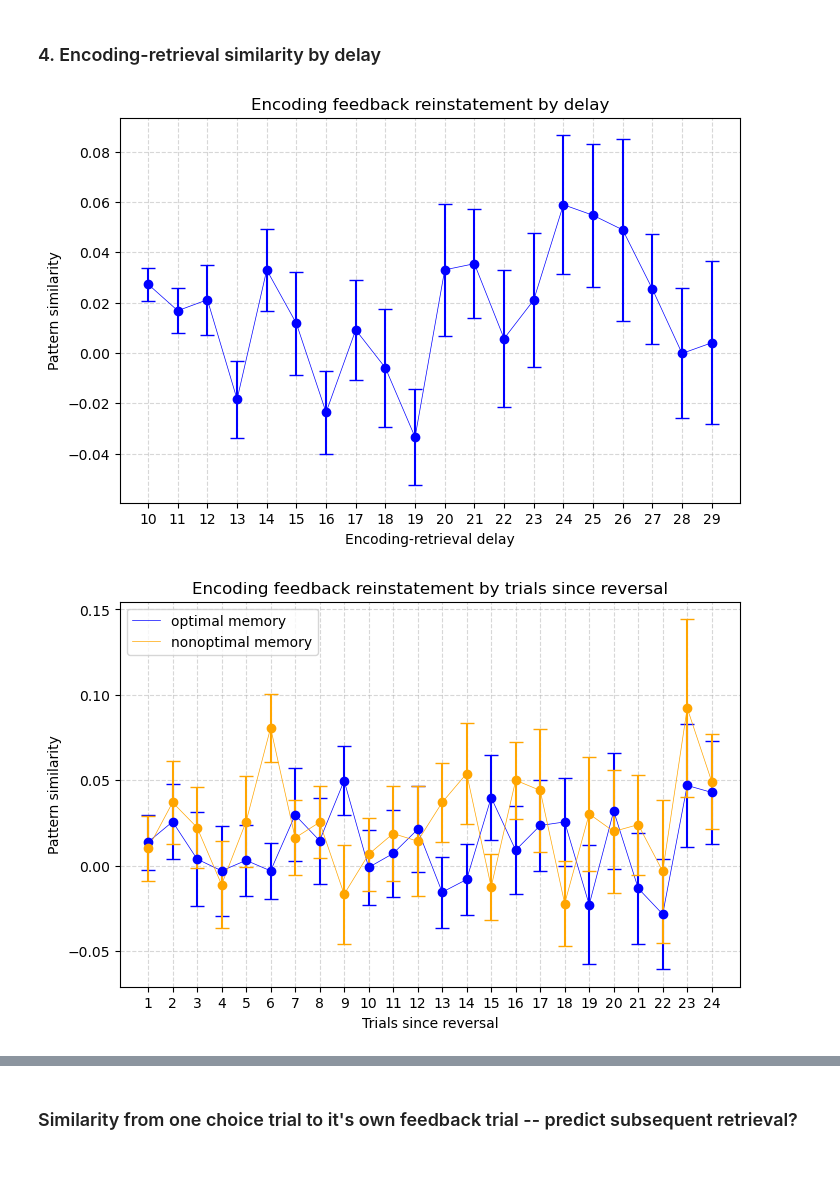
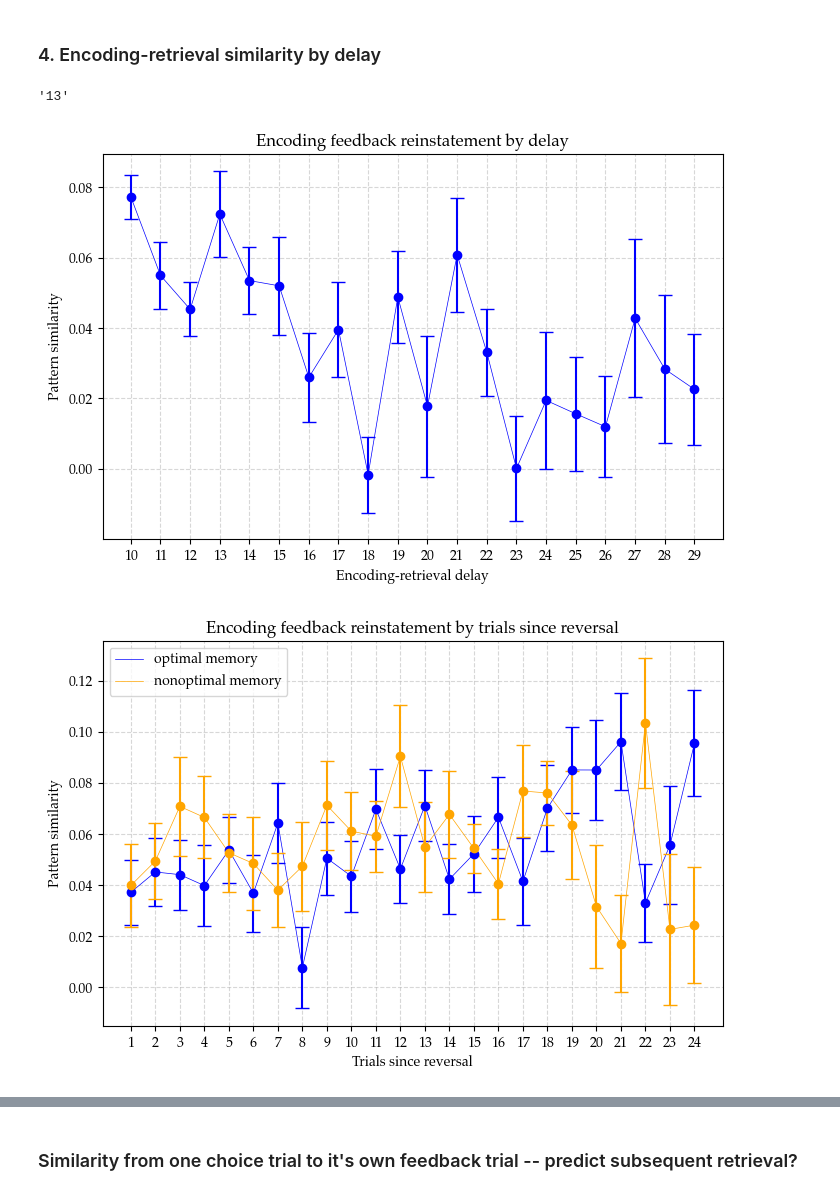
Before and after one commit to csiyer/hybrid_rl, a Jupyter notebook: fmri_analysis/neural_patterns.ipynb, the cells around one changed output, grey strips where cells are left out. Saved outputs shown, nothing was run; the diff lists cells and outputs as text; code cells hidden in the pictures; blank space fills up the shorter version.

```diff
--- a/fmri_analysis/neural_patterns.ipynb
+++ b/fmri_analysis/neural_patterns.ipynb
@@ -31,3 +20,8 @@ with open(f"{bids_dir}/derivatives/nibetaseries/vmpfc_patterns.pkl", "rb") as f:
+# %%
+## load patterns
+vmpfc_patterns = nh.get_all_roi_patterns('vmpfc')  # (~300 trials x ~700 voxels)
+hipp_patterns = nh.get_all_roi_patterns('hipp') # all_patterns[sub_num]['choice/fb'] = array(~300 trials x ~400 vox)
+# loc_patterns = nh.get_all_roi_patterns('loc')  # (~300 trials x ~700 voxels)
 # %% [markdown]
 What's happening in this task?
 
@@ -47,9 +347,10 @@ During feedback
 # %%
+
 all_rows = []
 for sub in range(1,32):
     beh_data  = nh.get_beh_data(sub)
     vmpfc_corr_matrix = nh.get_corr_matrix(vmpfc_patterns, sub, 'fb_to_choice')
-    # hipp_corr_matrix = nh.get_corr_matrix(hipp_patterns, sub, 'fb_to_choice')
+    hipp_corr_matrix = nh.get_corr_matrix(hipp_patterns, sub, 'fb_to_choice')
 
     encoding_indices, retrieval_indices = nh.get_encoding_retrieval_indices(sub) # all encoding and retrieval trials
     for i,ret_idx in enumerate(retrieval_indices):
@@ -57,7 +358,7 @@ for sub in range(1,32):
             if row.OldT==0: # compare each old/new (retrieval) trial to each new/new trial (encoding trials + others) t
                 all_rows.append({
                     'corr_z_vmpfc': np.arctanh(vmpfc_corr_matrix[ret_idx,enc_idx]),
-                    # 'corr_z_hipp': np.arctanh(hipp_corr_matrix[ret_idx,enc_idx]),
+                    'corr_z_hipp': np.arctanh(hipp_corr_matrix[ret_idx,enc_idx]),
                     'is_encoding_match': int(enc_idx == encoding_indices[i]),
                     'is_reward_match': int(beh_data.ObjPP.iloc[ret_idx] == beh_data.Outcome.iloc[enc_idx]),
                     'is_luck_match': int(beh_data.LuckyDeck.iloc[ret_idx] == beh_data.LuckyDeck.iloc[enc_idx]),
@@ -68,18 +369,17 @@ for sub in range(1,32):
                 })
 df_long = pd.DataFrame(all_rows)
 
+# sns.catplot(y='corr_z_vmpfc', x='is_encoding_match', hue='is_luck_match', col='is_reward_match', kind='point',
+#             data=df_long.groupby(['Sub', 'is_encoding_match', 'is_reward_match', 'is_luck_match'], as_index=False).agg({'corr_z_vmpfc': 'mean'})
+# )
+# plt.suptitle('vmpfc')
+# plt.show()
 
-sns.catplot(y='corr_z_vmpfc', x='is_encoding_match', hue='is_luck_match', col='is_reward_match', kind='point',
-            data=df_long.groupby(['Sub', 'is_encoding_match', 'is_reward_match', 'is_luck_match'], as_index=False).agg({'corr_z_vmpfc': 'mean'})
-)
-plt.suptitle('vmpfc')
-plt.show()
-
-sns.catplot(y='corr_z_hipp', x='is_encoding_match', hue='is_luck_match', col='is_reward_match', kind='point',
-            data=df_long.groupby(['Sub', 'is_encoding_match', 'is_reward_match', 'is_luck_match'], as_index=False).agg({'corr_z_hipp': 'mean'})
-)
-plt.suptitle('hippocampus')
-plt.show()
+# sns.catplot(y='corr_z_hipp', x='is_encoding_match', hue='is_luck_match', col='is_reward_match', kind='point',
+#             data=df_long.groupby(['Sub', 'is_encoding_match', 'is_reward_match', 'is_luck_match'], as_index=False).agg({'corr_z_hipp': 'mean'})
+# )
+# plt.suptitle('hippocampus')
+# plt.show()
 # %%
 ### VMPFC
 model = Lmer(
@@ -448,7 +693,7 @@ for sub_num in range(1,32):
     fb_corr_matrix = nh.get_corr_matrix(vmpfc_patterns, sub_num, 'fb_to_choice')
 
     for i,row in beh_data.iterrows():
-        if row.OldT==1:
+        if row.OldT==1 and row.LuckyDeckC==0:
             # get the index of the encoding trial (not the same as trial number in beh_data)
             if row.encTrialNum in beh_data.Trial.to_numpy(): # some invalid trials not here
                 idx_of_enc_trial = beh_data.index[beh_data.Trial == row.encTrialNum][0]
@@ -486,5 +731,9 @@ nh.plot_enc_kernel(enc_fb_kernel_ps_opt, enc_fb_kernel_ps_nonopt, label1='optima
 # %% [markdown]
 ### 4. Encoding-retrieval similarity by delay
+# %%
+beh_data[beh_data.OldT==1].Delay.astype(int).astype(str).iloc[0]
+# %% [output]
+'13'
 # %%
 # are encoding trials more similar to retrieval trials the closer you are
 # if so, is this above a delay-matched control?
@@ -494,13 +743,13 @@ delay_to_ps = defaultdict(list)
 for sub_num in range(1,32):
     sub_delay_to_ps = defaultdict(list)
     beh_data = nh.get_beh_data(sub_num)
-    corr_matrix = nh.get_corr_matrix(all_patterns, sub_num, 'fb_to_choice')
+    corr_matrix = nh.get_corr_matrix(vmpfc_patterns, sub_num, 'fb_to_choice')
 
     for i,row in beh_data.iterrows():
         if row.OldT==1 and row.encTrialNum in beh_data.Trial.to_numpy():
             idx_of_enc_trial = beh_data.index[beh_data.Trial == row.encTrialNum][0]
             ps = corr_matrix[i, idx_of_enc_trial]
-            delay = str(row.Delay.astype(int))
+            delay = str(int(row.Delay))
             sub_delay_to_ps[delay].append(ps)
 
     for key,value in sub_delay_to_ps.items():
@@ -508,41 +757,41 @@ for sub_num in range(1,32):
 
 nh.plot_ers_delay(dict(delay_to_ps),title='Encoding feedback reinstatement by delay', xlabel='Encoding-retrieval delay')
 # %% [output]
-[figure, old version]
+[figure, new version]
 # %%
 # do you get less ERS the further you go into reversal period?
 # are encoding trials more similar to retrieval trials the closer you are
 # if so, is this above a delay-matched control?
 
 revt_to_ps_opt = defaultdict(list)
 revt_to_ps_nonopt = defaultdict(list)
 
 for sub_num in range(1,32):
     sub_revt_to_ps_opt = defaultdict(list)
     sub_revt_to_ps_nonopt = defaultdict(list)
     beh_data = nh.get_beh_data(sub_num)
-    corr_matrix = nh.get_corr_matrix(all_patterns, sub_num, 'fb_to_choice')
+    corr_matrix = nh.get_corr_matrix(vmpfc_patterns, sub_num, 'fb_to_choice')
 
     for i,row in beh_data.iterrows():
         if row.OldT==1 and row.encTrialNum in beh_data.Trial.to_numpy():
             idx_of_enc_trial = beh_data.index[beh_data.Trial == row.encTrialNum][0]
             ps = corr_matrix[i, idx_of_enc_trial]
-            revt = row.RevT.astype(int)
+            revt = int(row.RevT)
 
             if row.OptObj ==1:
                 sub_revt_to_ps_opt[revt].append(ps)
             else:
                 sub_revt_to_ps_nonopt[revt].append(ps)
 
     for key,value in sub_revt_to_ps_opt.items():
         revt_to_ps_opt[key].append(np.mean(value))
     for key,value in sub_revt_to_ps_nonopt.items():
         revt_to_ps_nonopt[key].append(np.mean(value))
 
 nh.plot_revt_ps(dict(revt_to_ps_opt),dict(revt_to_ps_nonopt),
                 title='Encoding feedback reinstatement by trials since reversal', xlabel='Trials since reversal')
 # %% [output]
-[figure, old version]
+[figure, new version]
 # %%
 # do you get less ERS the further you go into ENCODING reversal period?
 # are encoding trials more similar to retrieval trials the closer you are
```
Also changed, not shown: parts of 55 cells of this notebook, 6 other files.
